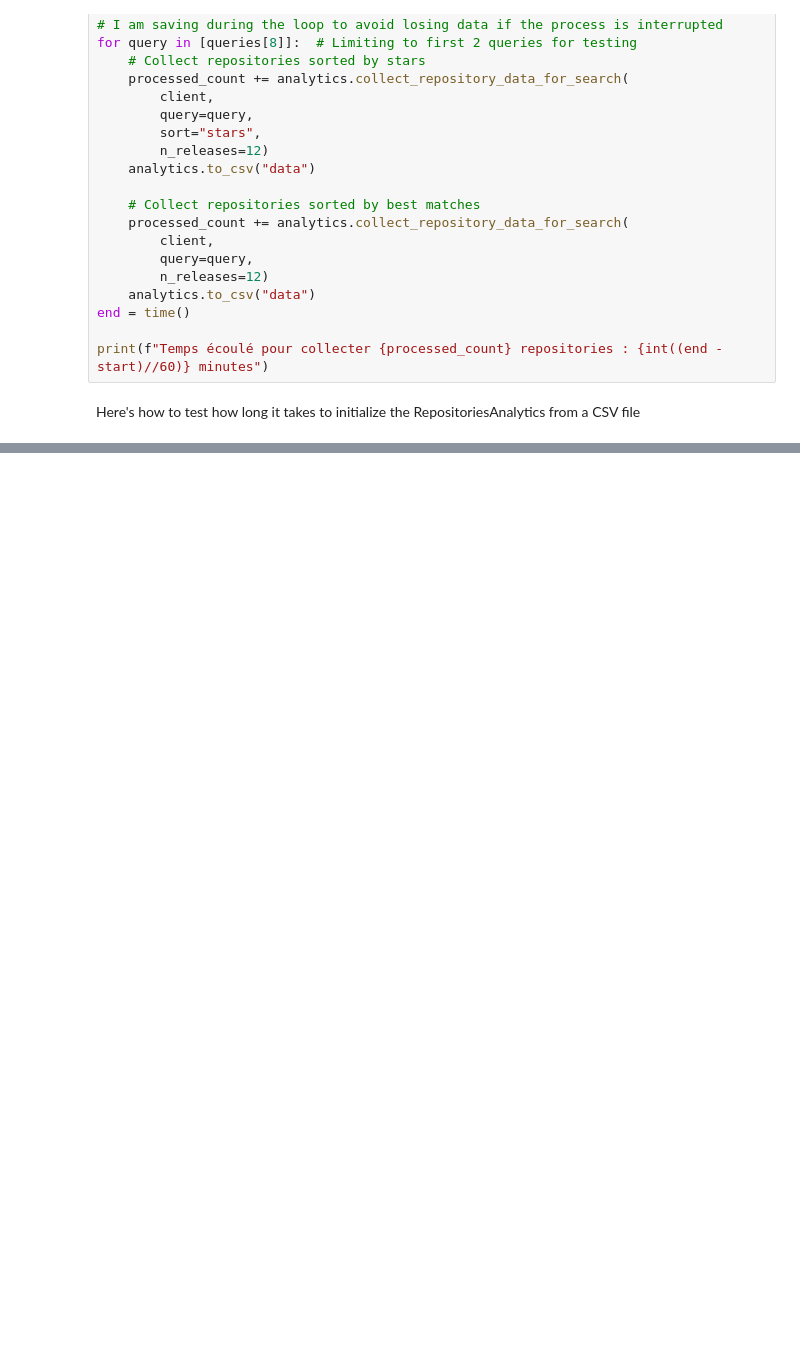
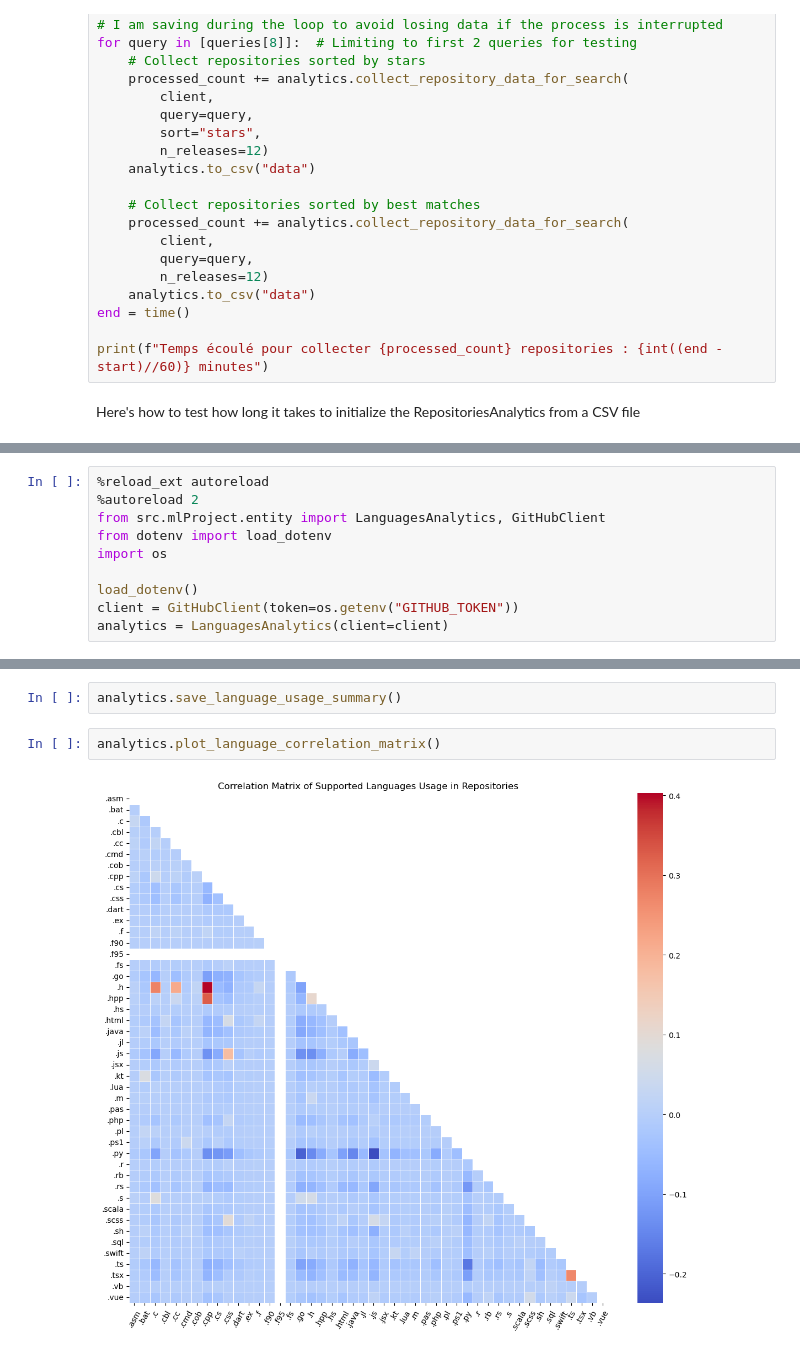
Before and after one commit to kerryghan-relot/Github-Language-Analysis, a Jupyter notebook: data_collection.ipynb, the cells around one changed output, grey strips where cells are left out. Cells and saved outputs as stored; diff of their text form; blank space fills up the shorter version.

```diff
--- a/data_collection.ipynb
+++ b/data_collection.ipynb
@@ -74,0 +75,10 @@ Temps écoulé pour initialiser 5336 repositories : 17.916933298110962 secondes
+# %%
+%reload_ext autoreload
+%autoreload 2
+from src.mlProject.entity import LanguagesAnalytics, GitHubClient
+from dotenv import load_dotenv
+import os
+
+load_dotenv()
+client = GitHubClient(token=os.getenv("GITHUB_TOKEN"))
+analytics = LanguagesAnalytics(client=client)
@@ -74,0 +147,6 @@ Temps écoulé pour initialiser 5336 repositories : 17.916933298110962 secondes
+# %%
+analytics.save_language_usage_summary()
+# %%
+analytics.plot_language_correlation_matrix()
+# %% [output]
+[figure, added]
```
Also changed, not shown: parts of 20 cells of this notebook, 7 other files.
